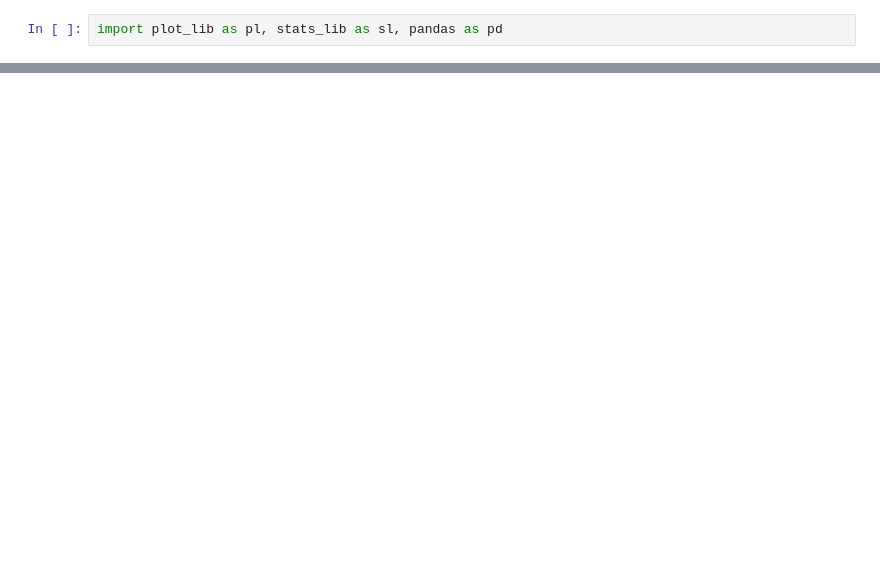
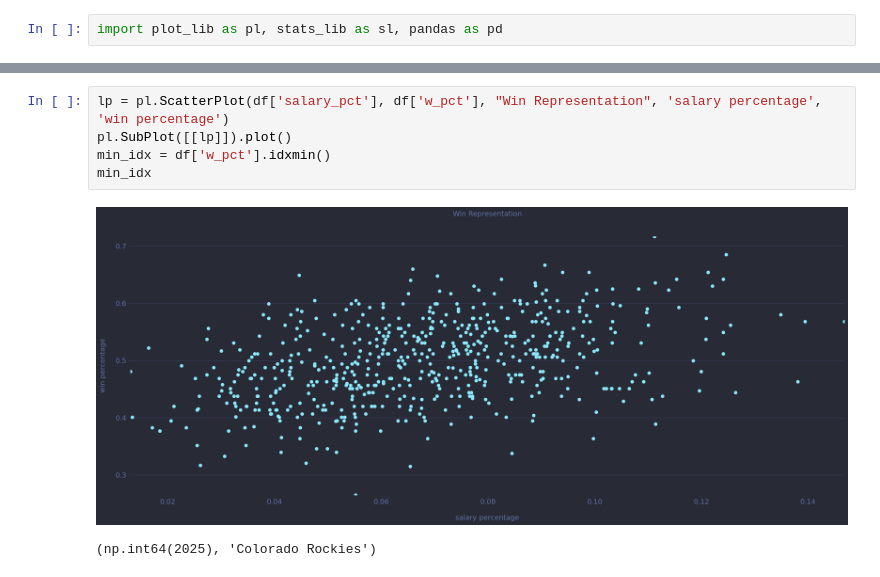
Before and after one commit to Charles-Roush/money-and-sports, a Jupyter notebook: analysis.ipynb, the cells around one changed output, grey strips where cells are left out. Drawn from its saved outputs; the diff is of its cells as text; blank space fills up the shorter version.

```diff
--- a/analysis.ipynb
+++ b/analysis.ipynb
@@ -19,0 +23,8 @@ team_df
+# %%
+lp = pl.ScatterPlot(df['salary_pct'], df['w_pct'], "Win Representation", 'salary percentage', 'win percentage')
+pl.SubPlot([[lp]]).plot()
+min_idx = df['w_pct'].idxmin()
+min_idx
+# %% [output]
+[figure, added]
+(np.int64(2025), 'Colorado Rockies')
```
Also changed, not shown: parts of 1 cell of this notebook, 2 other files.
